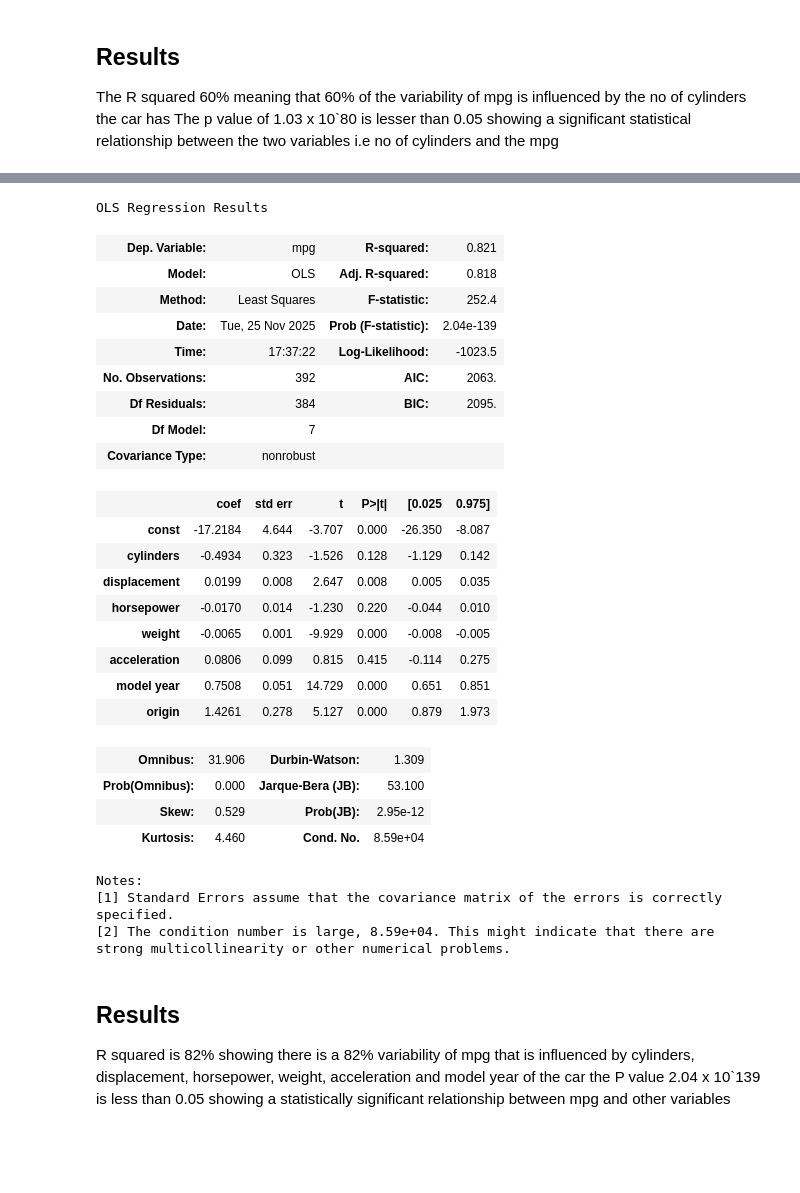
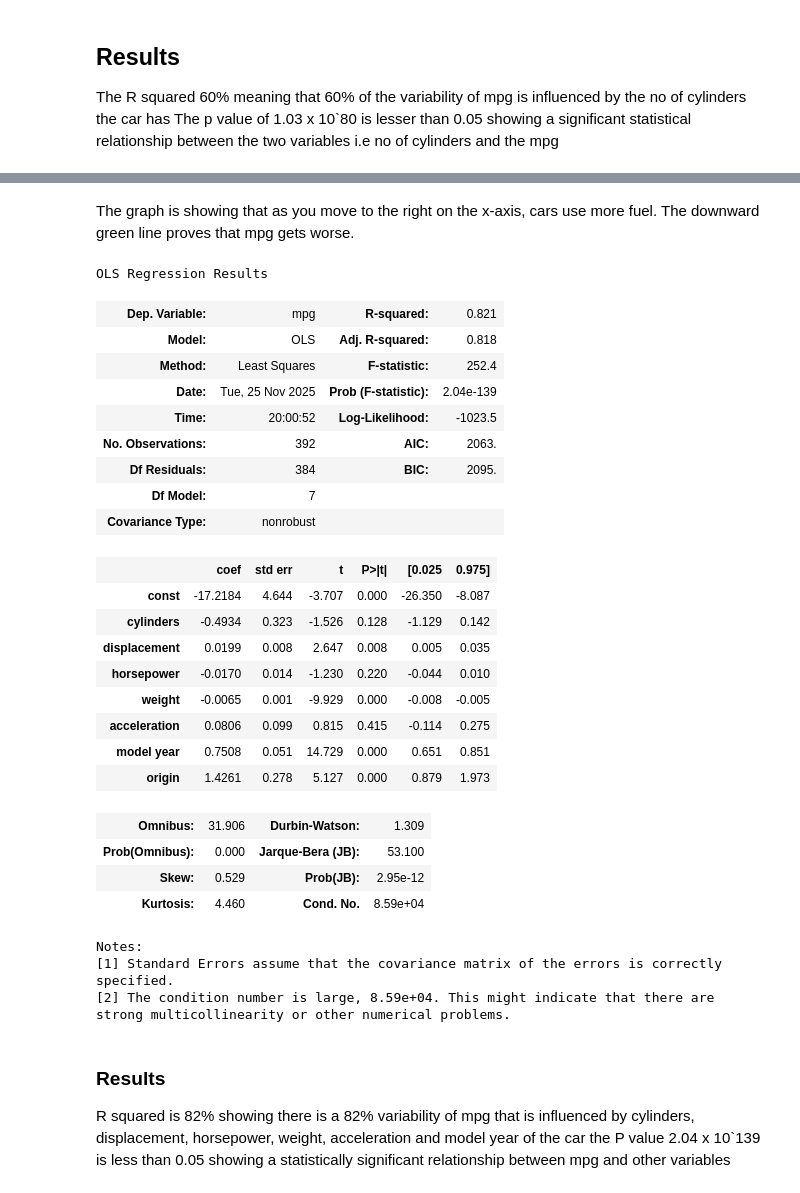
Before and after one commit to hellenmureithi/Machine-learning, a Jupyter notebook: Practice_machine_learning/index.ipynb, the cells around one changed output, grey strips where cells are left out. Cells and saved outputs as stored; diff of their text form; code cells hidden in the pictures; blank space fills up the shorter version.

```diff
--- a/Practice_machine_learning/index.ipynb
+++ b/Practice_machine_learning/index.ipynb
@@ -208,17 +317,19 @@ The p value of 1.03 x 10`80 is lesser than 0.05 showing a significant statistica
+# %% [markdown]
+The graph is showing that as you move to the right on the x-axis, cars use more fuel. The downward green line proves that mpg gets worse.
 # %%
 # Doing a multi linear regression
 y = df['mpg']                     # target
 x4 = df[['cylinders', 'displacement', 'horsepower', 'weight', 'acceleration', 'model year', 'origin']]               # feature
 x4 = sm.add_constant(x4)          # Intercept
-model = sm.OLS(y, x4).fit()       # model
-model.summary()
+model4 = sm.OLS(y, x4).fit()       # model
+model4.summary()
 # %% [output]
 OLS Regression Results
 | Dep. Variable: | mpg | R-squared: | 0.821 |
 | Model: | OLS | Adj. R-squared: | 0.818 |
 | Method: | Least Squares | F-statistic: | 252.4 |
 | Date: | Tue, 25 Nov 2025 | Prob (F-statistic): | 2.04e-139 |
-| Time: | 17:37:22 | Log-Likelihood: | -1023.5 |
+| Time: | 20:00:52 | Log-Likelihood: | -1023.5 |
 | No. Observations: | 392 | AIC: | 2063. |
 | Df Residuals: | 384 | BIC: | 2095. |
 | Df Model: | 7 |  |  |
@@ -241,6 +352,6 @@ Notes:
 [2] The condition number is large, 8.59e+04. This might indicate that there are
 strong multicollinearity or other numerical problems.
 # %% [markdown]
-## Results
+### Results
 R squared is 82% showing there is a 82% variability of mpg that is influenced by cylinders, displacement, horsepower, weight, acceleration and model year of the car
 the P value 2.04 x 10`139 is less than 0.05 showing a statistically significant relationship between mpg and other variables
```
Also changed, not shown: parts of 32 cells of this notebook.
